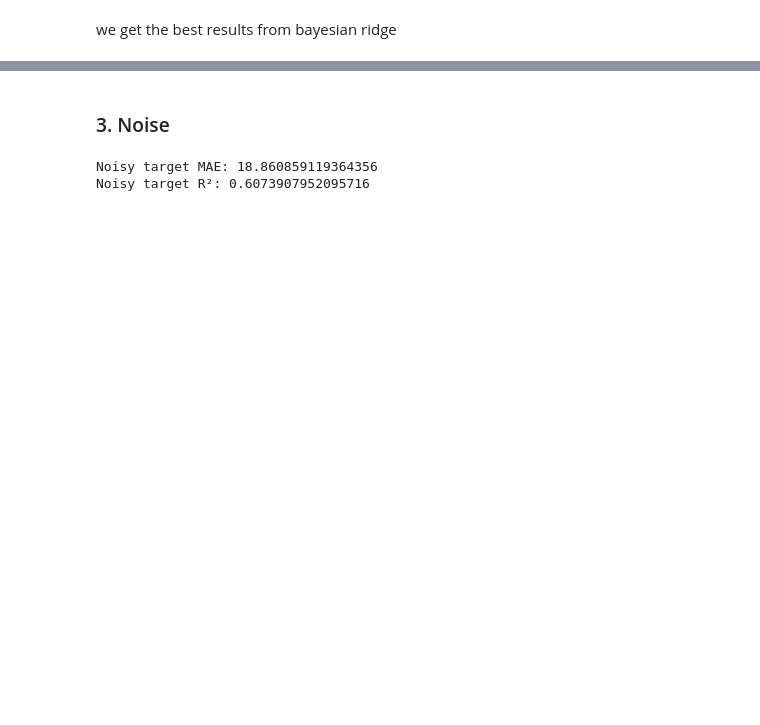
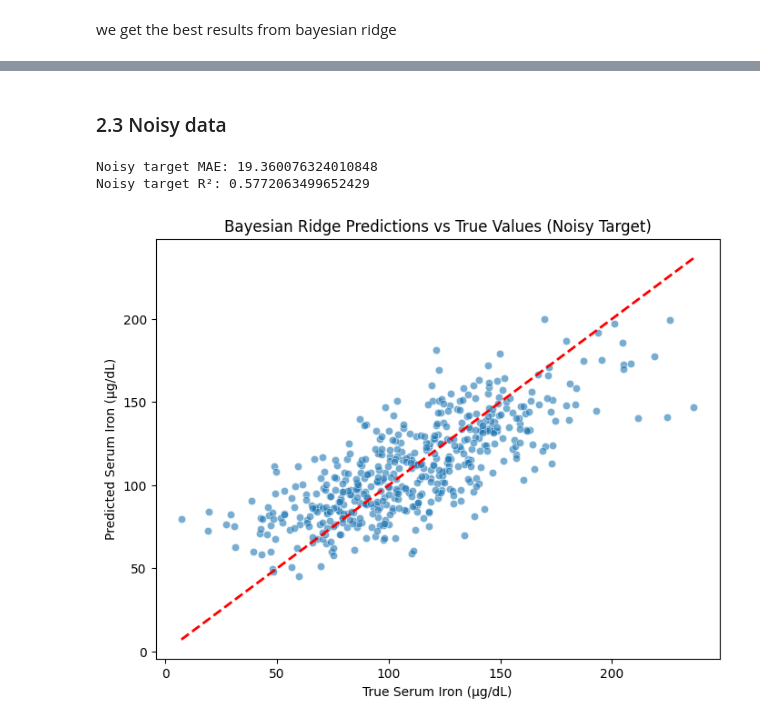
Before and after one commit to mariaponomarova/ML_project, a Jupyter notebook: experiments.ipynb, the cells around one changed output, grey strips where cells are left out. Drawn from its saved outputs; the diff is of its cells as text; code cells hidden in the pictures; blank space fills up the shorter version.

```diff
--- a/experiments.ipynb
+++ b/experiments.ipynb
@@ -438,22 +479,33 @@ MAE: 143.78, R²: 0.001, MSE: 26712.27
 # %% [markdown]
-### 3. Noise
+### 2.3 Noisy data
 # %%
 # Add noise to training target
-noise_std = 20  # lower SNR
+noise_std = 100  # lower SNR
 y_train_noisy = y_train + np.random.normal(0, noise_std, len(y_train))
 
 # Refit model
 final_model_noisy = make_pipeline(StandardScaler(), BayesianRidge())
 final_model_noisy.fit(X_train, y_train_noisy)
 
 # Predict on original holdout
 y_pred_noisy = final_model_noisy.predict(X_holdout)
 
 mae_noisy = mean_absolute_error(y_holdout, y_pred_noisy)
 r2_noisy = r2_score(y_holdout, y_pred_noisy)
 
+# Output the results
 print("Noisy target MAE:", mae_noisy)
 print("Noisy target R²:", r2_noisy)
+
+# Plot the results
+plt.figure(figsize=(8,6))
+sns.scatterplot(x=y_holdout, y=y_pred_noisy, alpha=0.6)
+plt.plot([y_holdout.min(), y_holdout.max()], [y_holdout.min(), y_holdout.max()], 'r--', lw=2)
+plt.xlabel("True Serum Iron (µg/dL)")
+plt.ylabel("Predicted Serum Iron (µg/dL)")
+plt.title("Bayesian Ridge Predictions vs True Values (Noisy Target)")
+plt.show()
 # %% [output]
-Noisy target MAE: 18.860859119364356
-Noisy target R²: 0.6073907952095716
+Noisy target MAE: 19.360076324010848
+Noisy target R²: 0.5772063499652429
+[figure, added]
```
Also changed, not shown: parts of 27 cells of this notebook, 3 other files.
